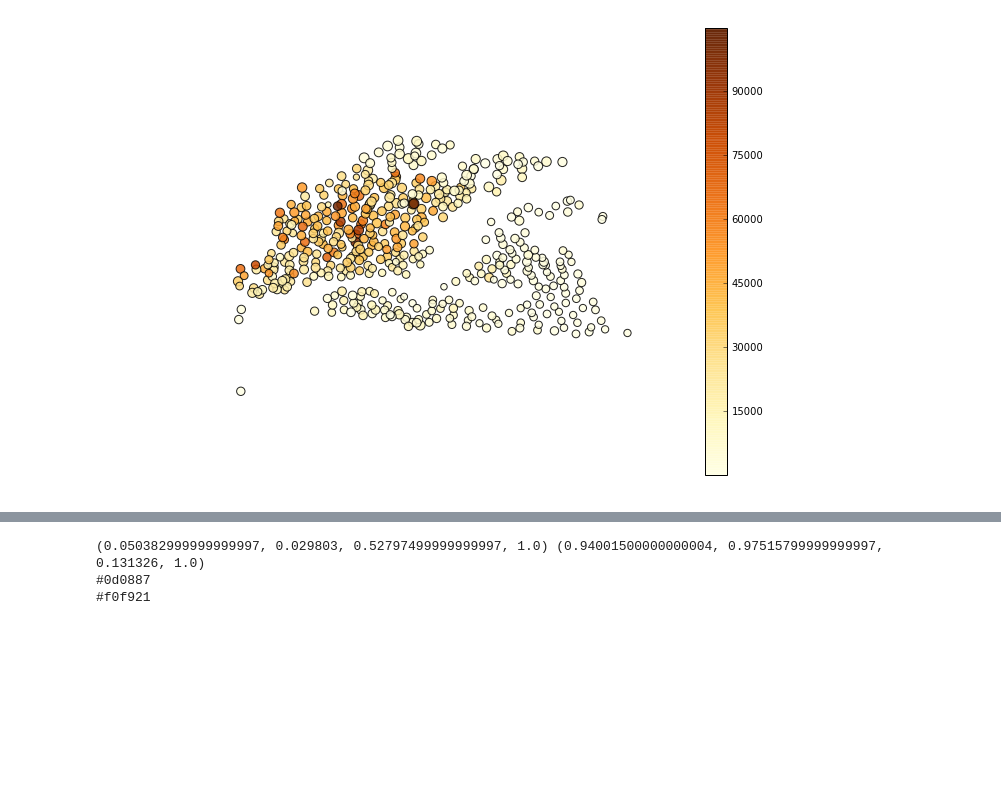
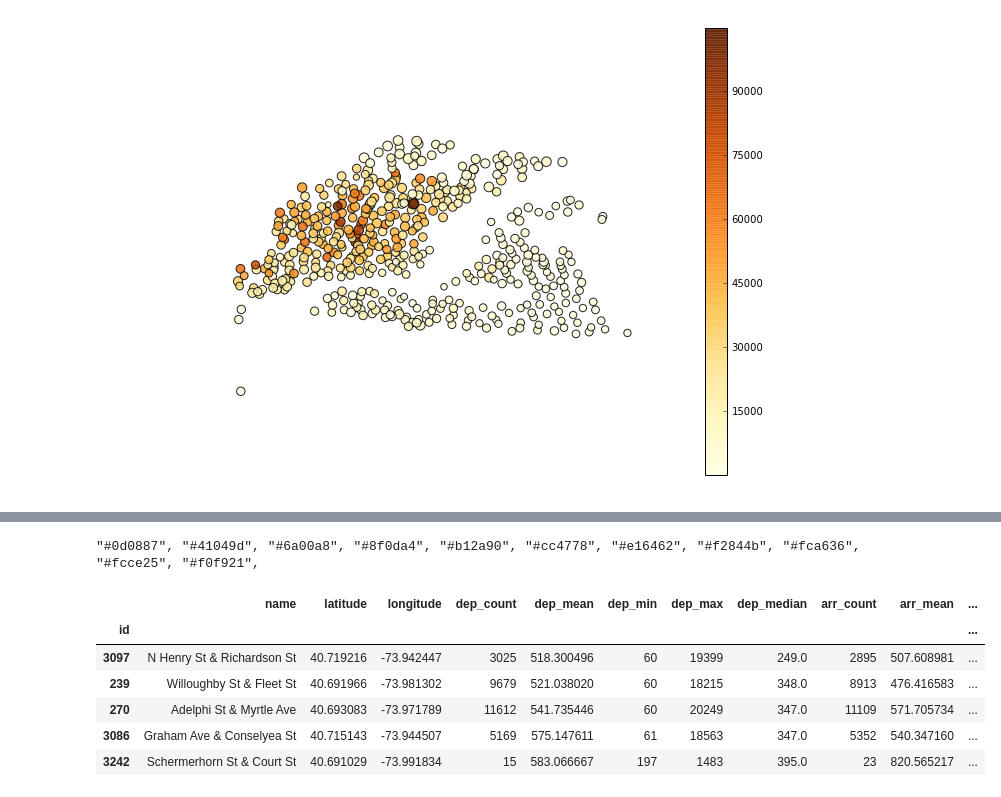
Before and after one commit to sumtopmus/nyc-citi-bike, a Jupyter notebook: source/visualize-data.ipynb, the cells around one changed output, grey strips where cells are left out. Saved outputs shown, nothing was run; the diff lists cells and outputs as text; code cells hidden in the pictures; blank space fills up the shorter version.

```diff
--- a/source/visualize-data.ipynb
+++ b/source/visualize-data.ipynb
@@ -45,3 +45,9 @@ statusValue    488 non-null object
 totalDocks     488 non-null int64
 dtypes: float64(6), int64(7), object(2)
 memory usage: 61.0+ KB
+# %%
+df['dep_total_time'] = df.dep_count * df.dep_mean
+df['arr_total_time'] = df.dep_count * df.dep_mean
+df['dep_time_rel'] = df.dep_total_time / df.totalDocks
+df['arr_time_rel'] = df.dep_total_time / df.totalDocks
+df.info()
@@ -62,7 +86,7 @@ plt.show()
 [figure]
 # %%
 # set main quantity to visualize
-quantity1 = 'dep_count'
+quantity1 = 'dep_mean'
 quantity2 = 'totalDocks'
 
 minValue1 = float(df[quantity1].min())
@@ -94,7 +118,8 @@ def addMarker(bikeStation):
     color = matplotlib.colors.rgb2hex(cmap(bikeStation[quantity1]/maxValue1))
     radius = 150 * np.sqrt(bikeStation[quantity2]/maxValue2)
     popup = bikeStation['name'] + \
-        '; # of docks: ' + str(bikeStation.totalDocks)
+        '; # of docks: ' + str(bikeStation.totalDocks) + \
+        '; mean ride time: ' + str(bikeStation.dep_mean / 60)
     CircleMarker(location,
                  radius=radius,
                  color=color,
@@ -111,19 +136,22 @@ nycMap
 # %% [output]
 [interactive output not drawn]
 # %%
-df['diff'] = df.dep_count - df.arr_count
-df = df[df['diff'] > df.totalDocks.max()]
+df2 = df.copy()
+df2['diff'] = df2.dep_count - df2.arr_count
+# df2 = df2[df2['diff'] > df2.totalDocks.max()]
+
+df2['diff_rel'] = df2['diff'] / df2.dep_count
 
 # set main quantity to visualize
-quantity1 = 'diff'
+quantity1 = 'dep_time_rel'
 quantity2 = 'totalDocks'
 
-minValue1 = float(df[quantity1].min())
-maxValue1 = float(df[quantity1].max())
-minValue2 = float(df[quantity2].min())
-maxValue2 = float(df[quantity2].max())
+minValue1 = float(df2[quantity1].min())
+maxValue1 = float(df2[quantity1].max())
+minValue2 = float(df2[quantity2].min())
+maxValue2 = float(df2[quantity2].max())
 
-df.sort(quantity1, ascending=True, inplace=True)
+df2.sort(quantity1, ascending=True, inplace=True)
 
 # access to custom tiles
 apiKeyFile = os.path.join(configDir, 'api-key.txt')
@@ -138,7 +166,7 @@ else:
 cmap = plt.get_cmap('plasma')
 
 # create folium map
-centerLocation = [df.latitude.median(), df.longitude.median()]
+centerLocation = [df2.latitude.median(), df2.longitude.median()]
 nycMap = Map(centerLocation, zoom_start=13, tiles=tileset, attr='tckh | folium | MapBox')
 
 # add markers
@@ -148,8 +176,10 @@ def addMarker(bikeStation):
     radius = 150 * np.sqrt(bikeStation[quantity2]/maxValue2)
     popup = bikeStation['name'] + \
         '; # of docks: ' + str(bikeStation.totalDocks) + \
-        ': # of departures: ' + str(bikeStation.dep_count) + \
-        ': # of arrivals: ' + str(bikeStation.arr_count)
+        '; # of departures: ' + str(bikeStation.dep_count) + \
+        '; # of arrivals: ' + str(bikeStation.arr_count) + \
+        '; total ride count (dep): ' + str(bikeStation.dep_total_time / 3600) + \
+        '; total ride time per dock (dep): ' + str(bikeStation.dep_time_rel / 86400)
     CircleMarker(location,
                  radius=radius,
                  color=color,
@@ -158,18 +188,27 @@ def addMarker(bikeStation):
                  popup=popup
                 ).add_to(nycMap)
 
-df.apply(addMarker, axis=1)
+df2.apply(addMarker, axis=1)
 
-nycMap.create_map(os.path.join(buildDir, 'bikes-departures-map.html'))
+nycMap.create_map(os.path.join(buildDir, 'bikes-difference-map.html'))
 
 nycMap
 # %% [output]
 [interactive output not drawn]
-# %%
-print cmap(0), cmap(255)
-print matplotlib.colors.rgb2hex(cmap(0))
-print matplotlib.colors.rgb2hex(cmap(255))
-# %% [output]
-(0.050382999999999997, 0.029803, 0.52797499999999997, 1.0) (0.94001500000000004, 0.97515799999999997, 0.131326, 1.0)
-#0d0887
-#f0f921
+# %%
+s = ''
+for color in np.linspace(0.0, 1.0, 11):
+    s += '"{}", '.format(matplotlib.colors.rgb2hex(cmap(color)))
+print s
+# %% [output]
+"#0d0887", "#41049d", "#6a00a8", "#8f0da4", "#b12a90", "#cc4778", "#e16462", "#f2844b", "#fca636", "#fcce25", "#f0f921",
+# %%
+df.head()
+# %% [output]
+|  | name | latitude | longitude | dep_count | dep_mean | dep_min | dep_max | dep_median | arr_count | arr_mean | ... |
+| id |  |  |  |  |  |  |  |  |  |  | ... |
+| 3097 | N Henry St & Richardson St | 40.719216 | -73.942447 | 3025 | 518.300496 | 60 | 19399 | 249.0 | 2895 | 507.608981 | ... |
+| 239 | Willoughby St & Fleet St | 40.691966 | -73.981302 | 9679 | 521.038020 | 60 | 18215 | 348.0 | 8913 | 476.416583 | ... |
+| 270 | Adelphi St & Myrtle Ave | 40.693083 | -73.971789 | 11612 | 541.735446 | 60 | 20249 | 347.0 | 11109 | 571.705734 | ... |
+| 3086 | Graham Ave & Conselyea St | 40.715143 | -73.944507 | 5169 | 575.147611 | 61 | 18563 | 347.0 | 5352 | 540.347160 | ... |
+| 3242 | Schermerhorn St & Court St | 40.691029 | -73.991834 | 15 | 583.066667 | 197 | 1483 | 395.0 | 23 | 820.565217 | ... |
```
Also changed, not shown: parts of 1 cell of this notebook, 5 other files.
